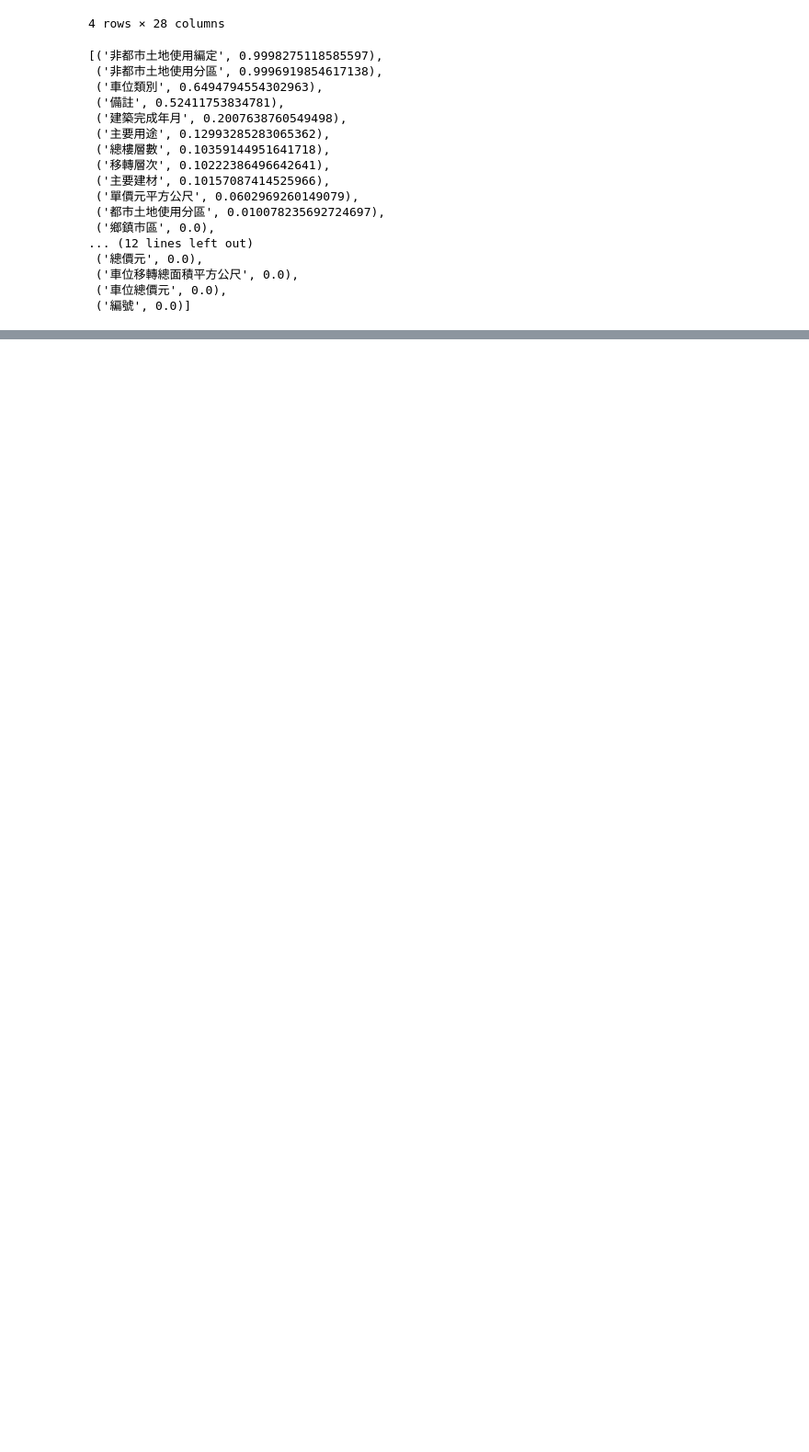
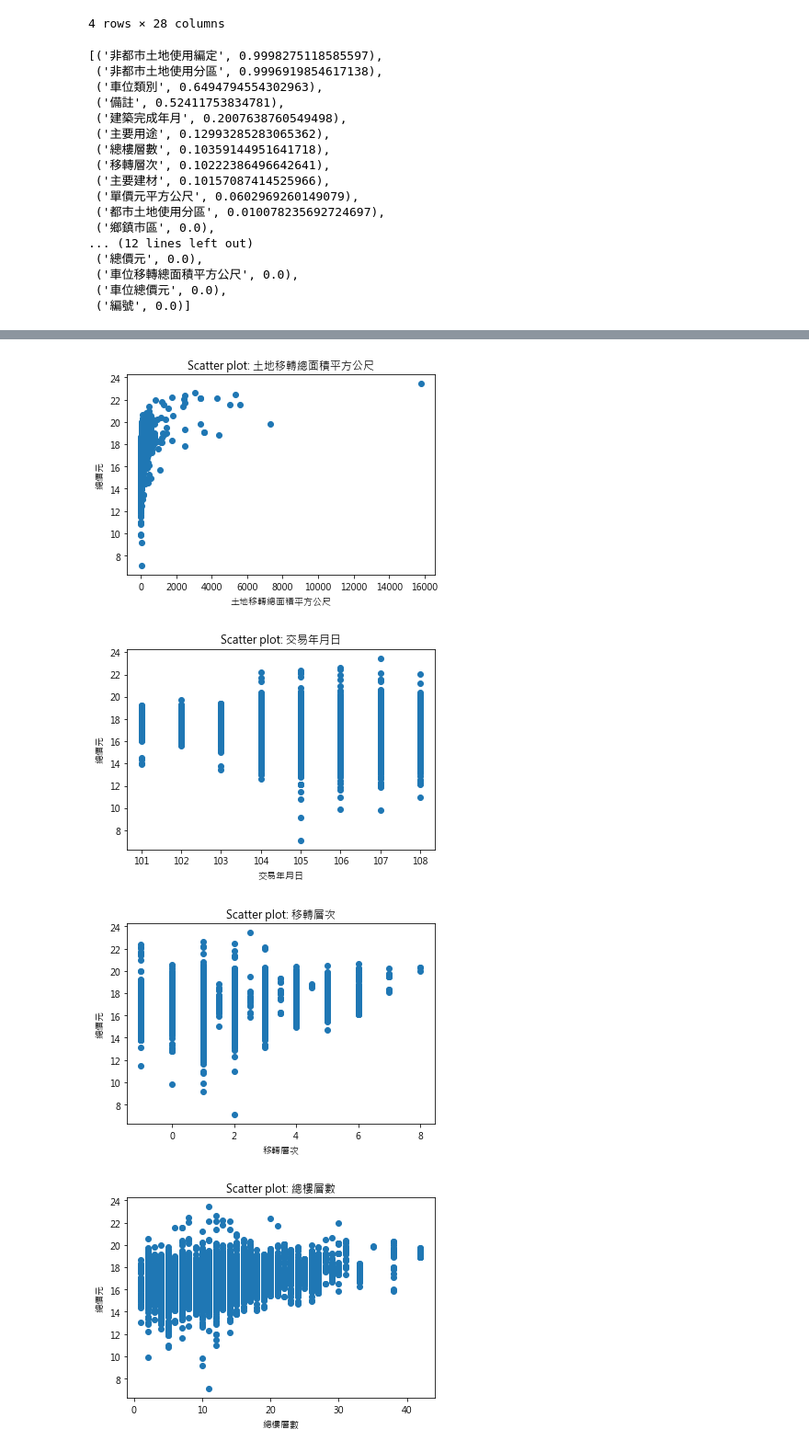
Before and after one commit to AbandonBlue/Machine-learning-project, a Jupyter notebook: 機器學習期末專題.ipynb, the cells around one changed output, grey strips where cells are left out. Shown at 92% size. Saved outputs shown, nothing was run; the diff lists cells and outputs as text; code cells hidden in the pictures; blank space fills up the shorter version.

```diff
--- a/機器學習期末專題.ipynb
+++ b/機器學習期末專題.ipynb
@@ -143,3 +1245,13 @@ data = data.drop(columns=del_columns)
 - 快速進行特徵選擇與處理
     - 根據特徵重要性
 - 保存模型
+# %%
+# read data
+
+import numpy as np
+import pandas as pd
+
+data = pd.read_csv('105-108data2.csv')   # 大部分前處理完的資料(剩下異常值偵測)
+y = pd.DataFrame(data['總價元'])  # 要改成總價
+y = np.array(y).flatten()        # 把shape 修正正確
+X = data.drop(columns=['總價元', '單價元平方公尺', '區總價'])   # 先不要加入區總價, 這是特徵工程的部分
@@ -145,0 +1292,5 @@ data = data.drop(columns=del_columns)
+# %%
+# 需要從非0, 1的columns去看異常值
+
+X_del = X.drop(columns=zero_one_columns)
+X_del.head()
@@ -145,0 +1304,30 @@ data = data.drop(columns=del_columns)
+# %%
+# draw scatter plots去看是否有異常
+# 最後發現有一個離群值異常明顯
+
+# 忽略警告訊息
+%matplotlib inline
+import warnings
+warnings.filterwarnings('ignore')
+
+# 顯示中文字
+from matplotlib.font_manager import FontProperties
+
+import matplotlib.pyplot as plt
+plt.rcParams['font.sans-serif'] = ['Microsoft JhengHei']
+plt.rcParams['axes.unicode_minus'] = False
+plot_lists = X_del.columns
+
+def draw_scatter():
+    for c in plot_lists:
+        plt.scatter(data[c], np.log(data['總價元']))   # 要用log轉換
+        plt.title('Scatter plot: ' + c)
+        plt.xlabel(c)
+        plt.ylabel('總價元')
+        plt.show()
+draw_scatter()
+# %% [output]
+[figure, added]
+[figure, added]
+[figure, added]
+[figure, added]
```
Also changed, not shown: parts of 76 cells of this notebook.
